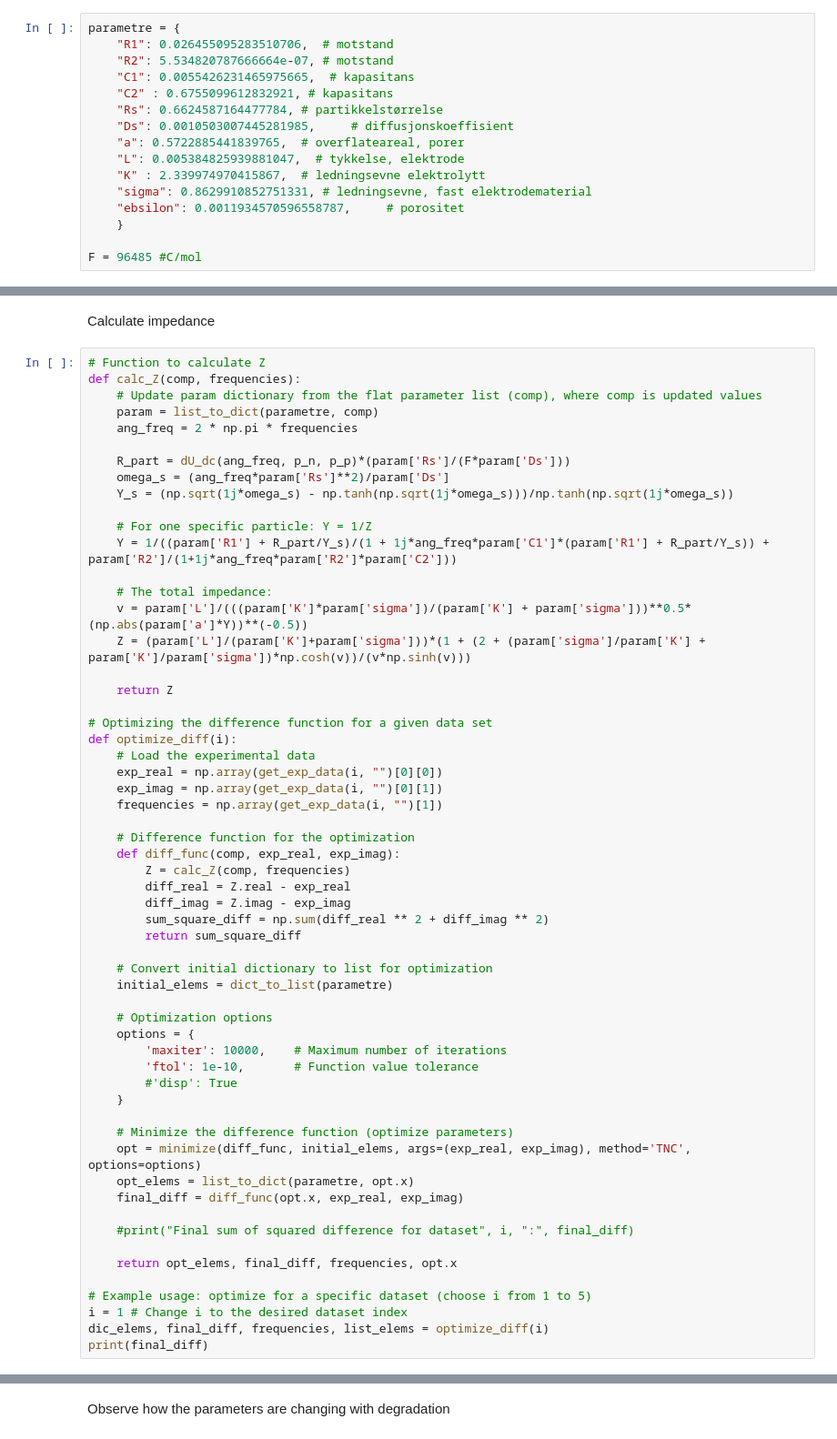
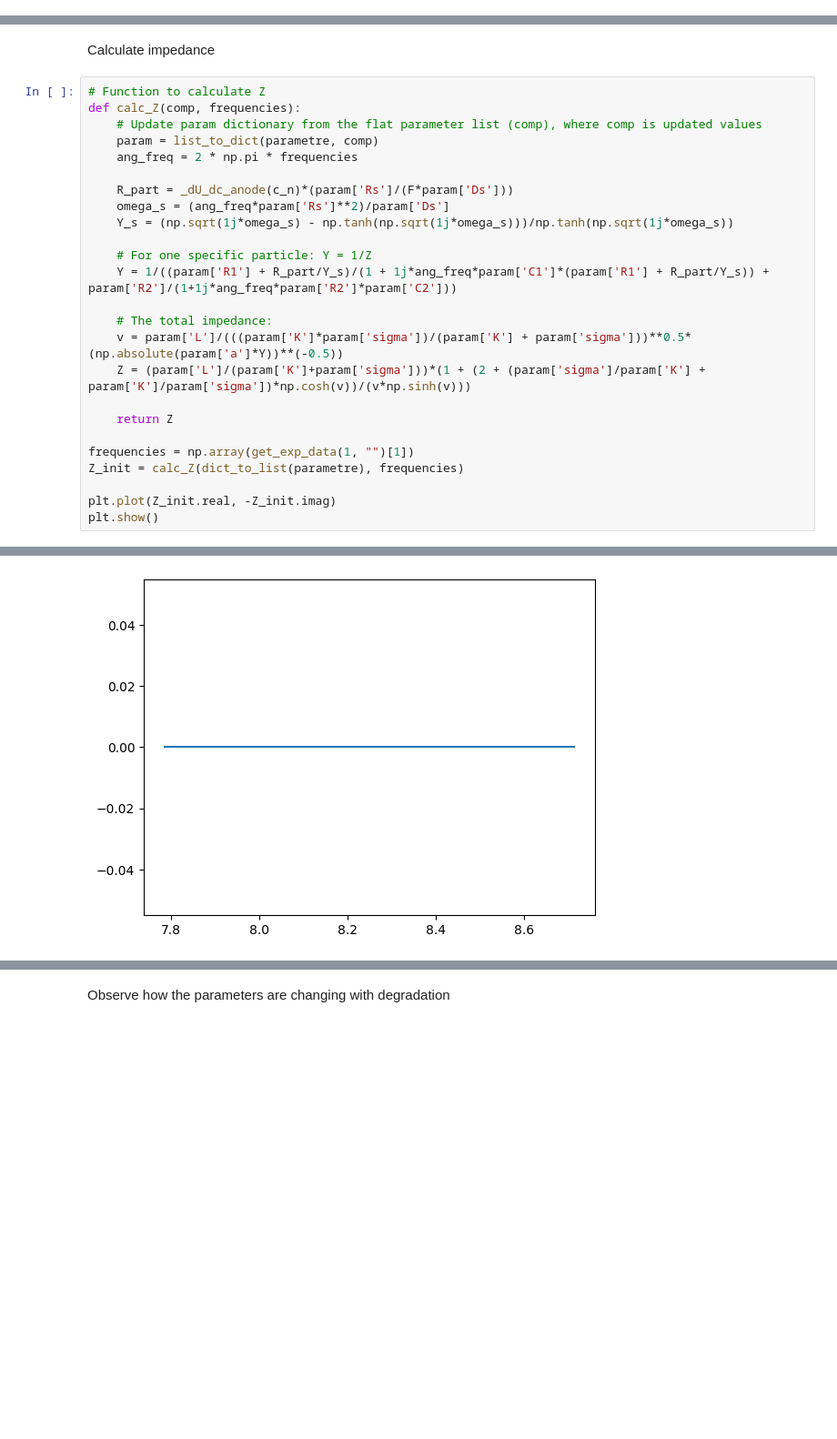
Before and after one commit to samaard2001/EIS-code, a Jupyter notebook: Code/EIS_ECM.ipynb, the cells around one changed output, grey strips where cells are left out. Shown at 91% size. Saved outputs shown, nothing was run; the diff lists cells and outputs as text; blank space fills up the shorter version.

Commit message:
trying to define parameters

```diff
--- a/Code/EIS_ECM.ipynb
+++ b/Code/EIS_ECM.ipynb
@@ -223,18 +195,2 @@ params.update(
 # %% [markdown]
 Parametre
-# %%
-parametre = {
-    "R1": 0.026455095283510706,  # motstand
-    "R2": 5.534820787666664e-07, # motstand
-    "C1": 0.0055426231465975665,  # kapasitans
-    "C2" : 0.6755099612832921, # kapasitans
-    "Rs": 0.6624587164477784, # partikkelstørrelse
-    "Ds": 0.0010503007445281985,     # diffusjonskoeffisient
-    "a": 0.5722885441839765,  # overflateareal, porer
-    "L": 0.005384825939881047,  # tykkelse, elektrode
-    "K" : 2.339974970415867,  # ledningsevne elektrolytt
-    "sigma": 0.8629910852751331, # ledningsevne, fast elektrodematerial
-    "ebsilon": 0.0011934570596558787,     # porositet
-    }
-
-F = 96485 #C/mol
@@ -277,7 +265,7 @@ def calc_Z(comp, frequencies):
     param = list_to_dict(parametre, comp)
     ang_freq = 2 * np.pi * frequencies
 
-    R_part = dU_dc(ang_freq, p_n, p_p)*(param['Rs']/(F*param['Ds']))
+    R_part = _dU_dc_anode(c_n)*(param['Rs']/(F*param['Ds']))
     omega_s = (ang_freq*param['Rs']**2)/param['Ds']
     Y_s = (np.sqrt(1j*omega_s) - np.tanh(np.sqrt(1j*omega_s)))/np.tanh(np.sqrt(1j*omega_s))
 
@@ -285,47 +273,14 @@ def calc_Z(comp, frequencies):
     Y = 1/((param['R1'] + R_part/Y_s)/(1 + 1j*ang_freq*param['C1']*(param['R1'] + R_part/Y_s)) + param['R2']/(1+1j*ang_freq*param['R2']*param['C2']))
 
     # The total impedance:
-    v = param['L']/(((param['K']*param['sigma'])/(param['K'] + param['sigma']))**0.5*(np.abs(param['a']*Y))**(-0.5))
+    v = param['L']/(((param['K']*param['sigma'])/(param['K'] + param['sigma']))**0.5*(np.absolute(param['a']*Y))**(-0.5))
     Z = (param['L']/(param['K']+param['sigma']))*(1 + (2 + (param['sigma']/param['K'] + param['K']/param['sigma'])*np.cosh(v))/(v*np.sinh(v)))
 
     return Z
 
-# Optimizing the difference function for a given data set
-def optimize_diff(i):
-    # Load the experimental data
-    exp_real = np.array(get_exp_data(i, "")[0][0])
-    exp_imag = np.array(get_exp_data(i, "")[0][1])
-    frequencies = np.array(get_exp_data(i, "")[1])
+frequencies = np.array(get_exp_data(1, "")[1])
+Z_init = calc_Z(dict_to_list(parametre), frequencies)
 
-    # Difference function for the optimization
-    def diff_func(comp, exp_real, exp_imag):
-        Z = calc_Z(comp, frequencies)
-        diff_real = Z.real - exp_real
-        diff_imag = Z.imag - exp_imag
-        sum_square_diff = np.sum(diff_real ** 2 + diff_imag ** 2)
-        return sum_square_diff
-
-    # Convert initial dictionary to list for optimization
-    initial_elems = dict_to_list(parametre)
-
-    # Optimization options
-    options = {
-        'maxiter': 10000,    # Maximum number of iterations
-        'ftol': 1e-10,       # Function value tolerance
-        #'disp': True
-    }
-
-    # Minimize the difference function (optimize parameters)
-    opt = minimize(diff_func, initial_elems, args=(exp_real, exp_imag), method='TNC', options=options)
-    opt_elems = list_to_dict(parametre, opt.x)
-    final_diff = diff_func(opt.x, exp_real, exp_imag)
-
-    #print("Final sum of squared difference for dataset", i, ":", final_diff)
-
-    return opt_elems, final_diff, frequencies, opt.x
-
-# Example usage: optimize for a specific dataset (choose i from 1 to 5)
-i = 1 # Change i to the desired dataset index
-dic_elems, final_diff, frequencies, list_elems = optimize_diff(i)
-print(final_diff)
+plt.plot(Z_init.real, -Z_init.imag)
+plt.show()
 # %% [output]
@@ -332,0 +287 @@ print(final_diff)
+[figure, added]
```
Also changed, not shown: parts of 16 cells of this notebook, 1 other file.
